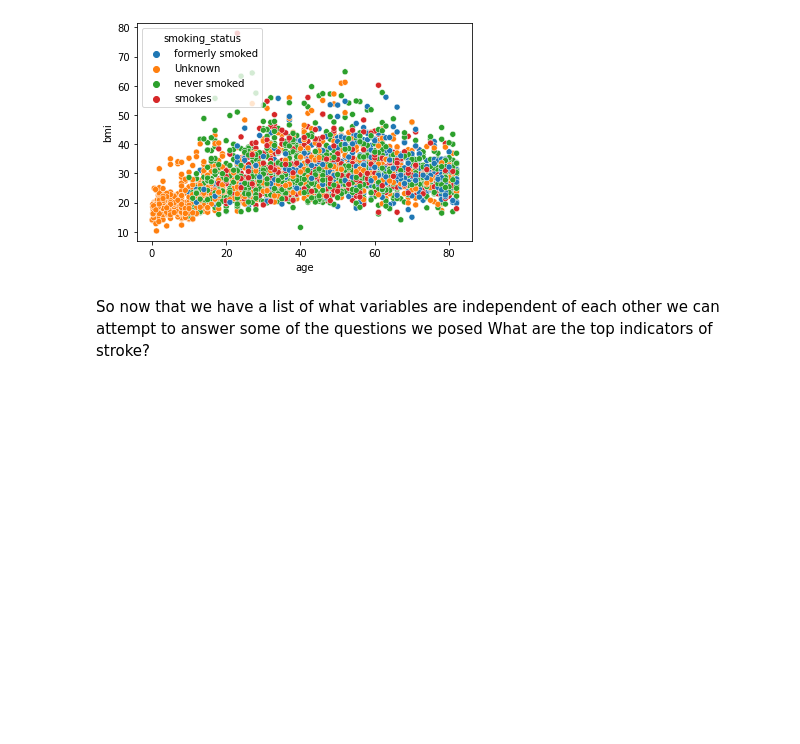
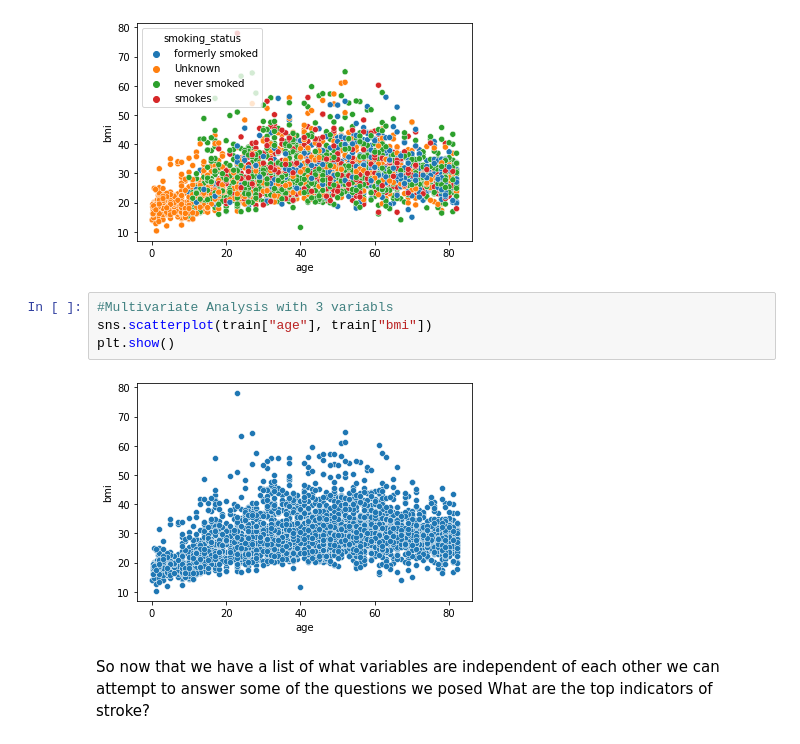
Before and after one commit to stroke-predictors/germain-capstone-stoke-prediction, a Jupyter notebook: explore-Sarah.ipynb, the cells around one changed output. Saved outputs shown, nothing was run; the diff lists cells and outputs as text; blank space fills up the shorter version.

```diff
--- a/explore-Sarah.ipynb
+++ b/explore-Sarah.ipynb
@@ -149,6 +149,12 @@ sns.scatterplot(train["age"], train["bmi"], hue=train["smoking_status"])
 plt.show()
 # %% [output]
 [figure]
+# %%
+#Multivariate Analysis with 3 variabls
+sns.scatterplot(train["age"], train["bmi"])
+plt.show()
+# %% [output]
+[figure, added]
 # %% [markdown]
 So now that we have a list of what variables are independent of each other we can attempt to answer some of the questions we posed
 What are the top indicators of stroke?
```
Also changed, not shown: parts of 3 cells of this notebook.
